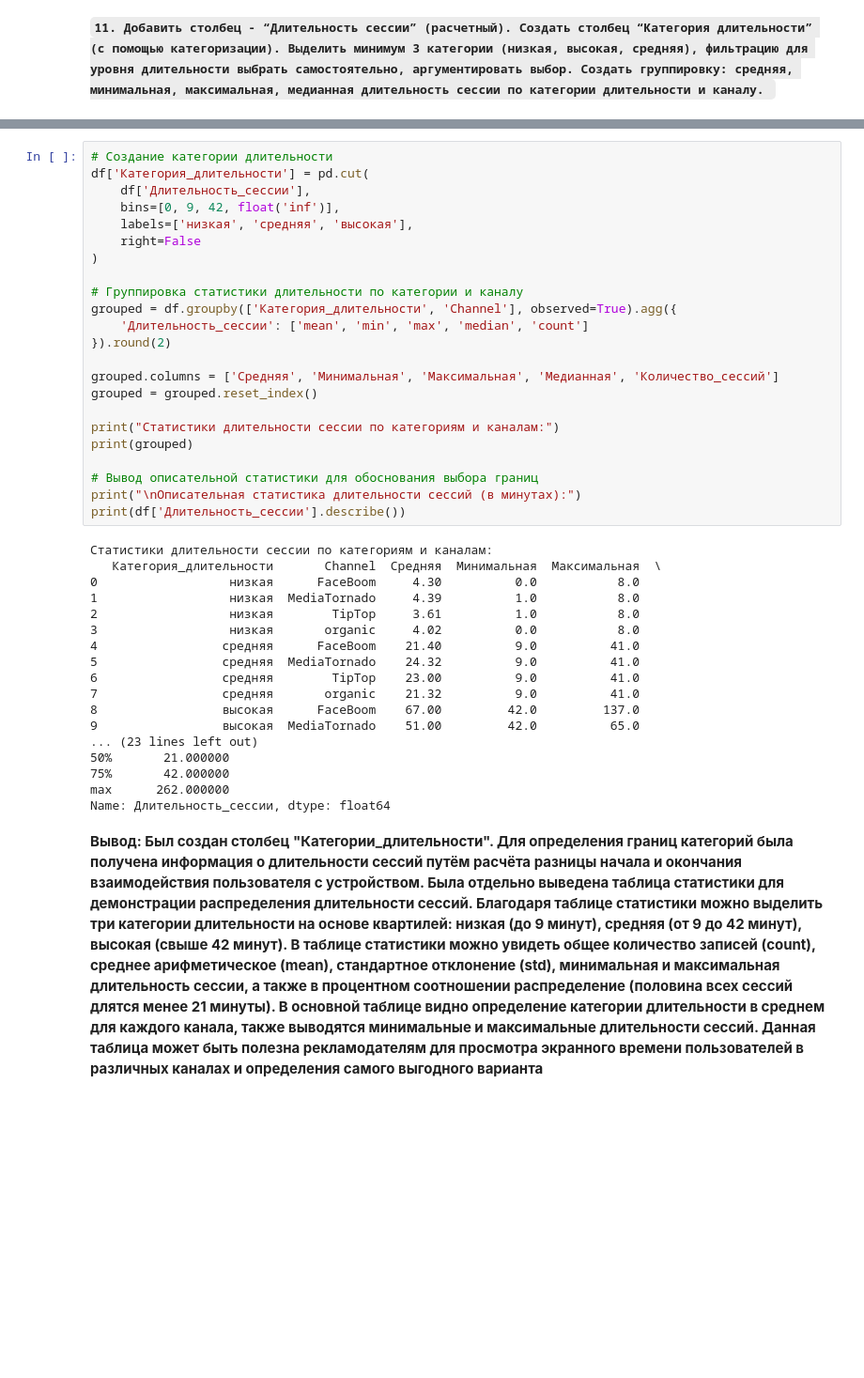
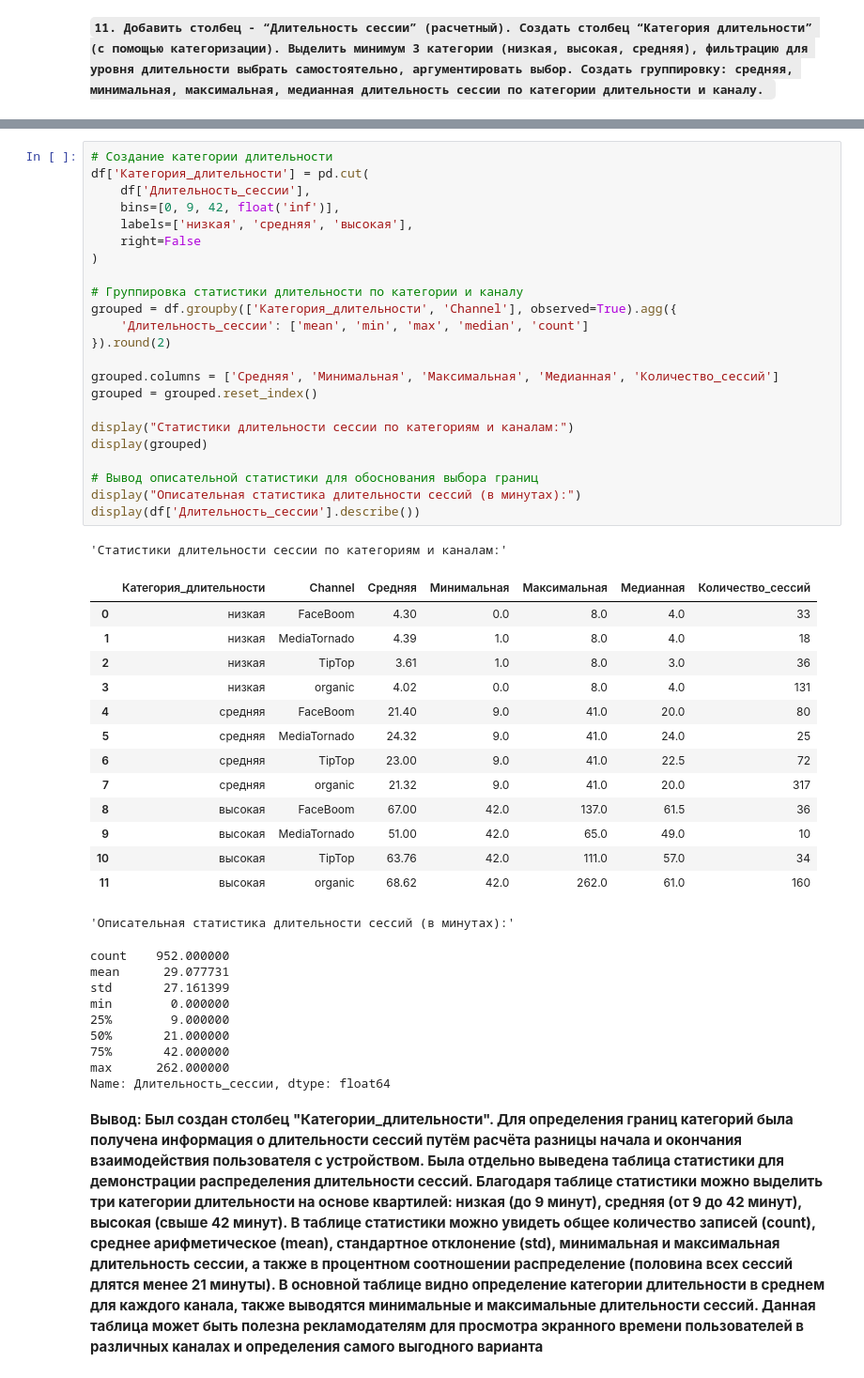
Before and after one commit to NotChelovec/Introduction_to_Data_Analysis, a Jupyter notebook: Lab1/Lab1_RyabovDS.ipynb, the cells around one changed output, grey strips where cells are left out. Shown at 94% size. Cells and saved outputs as stored; diff of their text form; blank space fills up the shorter version.

```diff
--- a/Lab1/Lab1_RyabovDS.ipynb
+++ b/Lab1/Lab1_RyabovDS.ipynb
@@ -446,44 +467,51 @@ print(pivot_table)
 # %%
 # Создание категории длительности
 df['Категория_длительности'] = pd.cut(
     df['Длительность_сессии'],
     bins=[0, 9, 42, float('inf')],
     labels=['низкая', 'средняя', 'высокая'],
     right=False
 )
 
 # Группировка статистики длительности по категории и каналу
 grouped = df.groupby(['Категория_длительности', 'Channel'], observed=True).agg({
     'Длительность_сессии': ['mean', 'min', 'max', 'median', 'count']
 }).round(2)
 
 grouped.columns = ['Средняя', 'Минимальная', 'Максимальная', 'Медианная', 'Количество_сессий']
 grouped = grouped.reset_index()
 
-print("Статистики длительности сессии по категориям и каналам:")
-print(grouped)
+display("Статистики длительности сессии по категориям и каналам:")
+display(grouped)
 
 # Вывод описательной статистики для обоснования выбора границ
-print("\nОписательная статистика длительности сессий (в минутах):")
-print(df['Длительность_сессии'].describe())
+display("Описательная статистика длительности сессий (в минутах):")
+display(df['Длительность_сессии'].describe())
 # %% [output]
-Статистики длительности сессии по категориям и каналам:
-   Категория_длительности       Channel  Средняя  Минимальная  Максимальная  \
-0                  низкая      FaceBoom     4.30          0.0           8.0
-1                  низкая  MediaTornado     4.39          1.0           8.0
-2                  низкая        TipTop     3.61          1.0           8.0
-3                  низкая       organic     4.02          0.0           8.0
-4                 средняя      FaceBoom    21.40          9.0          41.0
-5                 средняя  MediaTornado    24.32          9.0          41.0
-6                 средняя        TipTop    23.00          9.0          41.0
-7                 средняя       organic    21.32          9.0          41.0
-8                 высокая      FaceBoom    67.00         42.0         137.0
-9                 высокая  MediaTornado    51.00         42.0          65.0
-... (23 lines left out)
-50%       21.000000
-75%       42.000000
-max      262.000000
-Name: Длительность_сессии, dtype: float64
+'Статистики длительности сессии по категориям и каналам:'
+|  | Категория_длительности | Channel | Средняя | Минимальная | Максимальная | Медианная | Количество_сессий |
+| 0 | низкая | FaceBoom | 4.30 | 0.0 | 8.0 | 4.0 | 33 |
+| 1 | низкая | MediaTornado | 4.39 | 1.0 | 8.0 | 4.0 | 18 |
+| 2 | низкая | TipTop | 3.61 | 1.0 | 8.0 | 3.0 | 36 |
+| 3 | низкая | organic | 4.02 | 0.0 | 8.0 | 4.0 | 131 |
+| 4 | средняя | FaceBoom | 21.40 | 9.0 | 41.0 | 20.0 | 80 |
+| 5 | средняя | MediaTornado | 24.32 | 9.0 | 41.0 | 24.0 | 25 |
+| 6 | средняя | TipTop | 23.00 | 9.0 | 41.0 | 22.5 | 72 |
+| 7 | средняя | organic | 21.32 | 9.0 | 41.0 | 20.0 | 317 |
+| 8 | высокая | FaceBoom | 67.00 | 42.0 | 137.0 | 61.5 | 36 |
+| 9 | высокая | MediaTornado | 51.00 | 42.0 | 65.0 | 49.0 | 10 |
+| 10 | высокая | TipTop | 63.76 | 42.0 | 111.0 | 57.0 | 34 |
+| 11 | высокая | organic | 68.62 | 42.0 | 262.0 | 61.0 | 160 |
+'Описательная статистика длительности сессий (в минутах):'
+count    952.000000
+mean      29.077731
+std       27.161399
+min        0.000000
+25%        9.000000
+50%       21.000000
+75%       42.000000
+max      262.000000
+Name: Длительность_сессии, dtype: float64
 # %% [markdown]
 **Вывод: Был создан столбец "Категории_длительности". Для определения границ категорий была получена информация о длительности сессий путём расчёта разницы начала и окончания взаимодействия пользователя с устройством. Была отдельно выведена таблица статистики для демонстрации распределения длительности сессий. Благодаря таблице статистики можно выделить три категории длительности на основе квартилей: низкая (до 9 минут), средняя (от 9 до 42 минут), высокая (свыше 42 минут). В таблице статистики можно увидеть общее количество записей (count), среднее арифметическое (mean), стандартное отклонение (std), минимальная и максимальная длительность сессии, а также в процентном соотношении распределение (половина всех сессий длятся менее 21 минуты). В основной таблице видно определение категории длительности в среднем для каждого канала, также выводятся минимальные и максимальные длительности сессий. Данная таблица может быть полезна рекламодателям для просмотра экранного времени пользователей в различных каналах и определения самого выгодного варианта**
 # %% [markdown]
```
Also changed, not shown: parts of 17 cells of this notebook.
